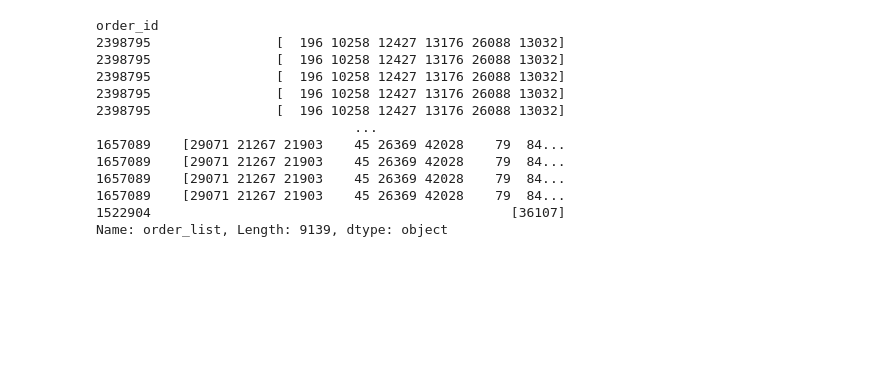
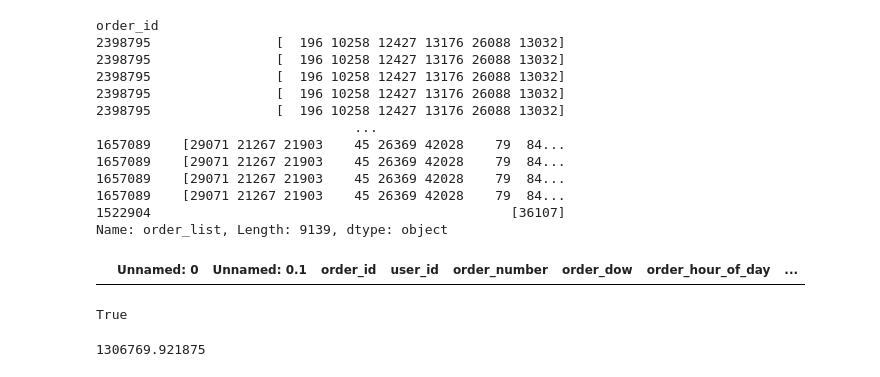
Before and after one commit to kungtalon/recstar, a Jupyter notebook: recall/src/main/python/youtubeNet/test.ipynb, the cells around one changed output. Cells and saved outputs as stored; diff of their text form; code cells hidden in the pictures; blank space fills up the shorter version.

```diff
--- a/recall/src/main/python/youtubeNet/test.ipynb
+++ b/recall/src/main/python/youtubeNet/test.ipynb
@@ -263,3 +267,9 @@ order_id
 1657089    [29071 21267 21903    45 26369 42028    79  84...
 1522904                                              [36107]
 Name: order_list, Length: 9139, dtype: object
+# %%
+shard = pd.read_csv('data_loader/data/prior_input_shard_2.csv')
+index = shard['sub_samples'].map(lambda x: not isinstance(x, str))
+shard.loc[index]
+# %% [output]
+|  | Unnamed: 0 | Unnamed: 0.1 | order_id | user_id | order_number | order_dow | order_hour_of_day | ... |
@@ -265,0 +278,4 @@ Name: order_list, Length: 9139, dtype: object
+# %%
+(raw['last_order_list'].map(type) == type('')).all()
+# %% [output]
+True
@@ -265,0 +305,4 @@ Name: order_list, Length: 9139, dtype: object
+# %%
+res.size * 100 / 128 / 2
+# %% [output]
+1306769.921875
```
Also changed, not shown: parts of 18 cells of this notebook, 3 other files.
